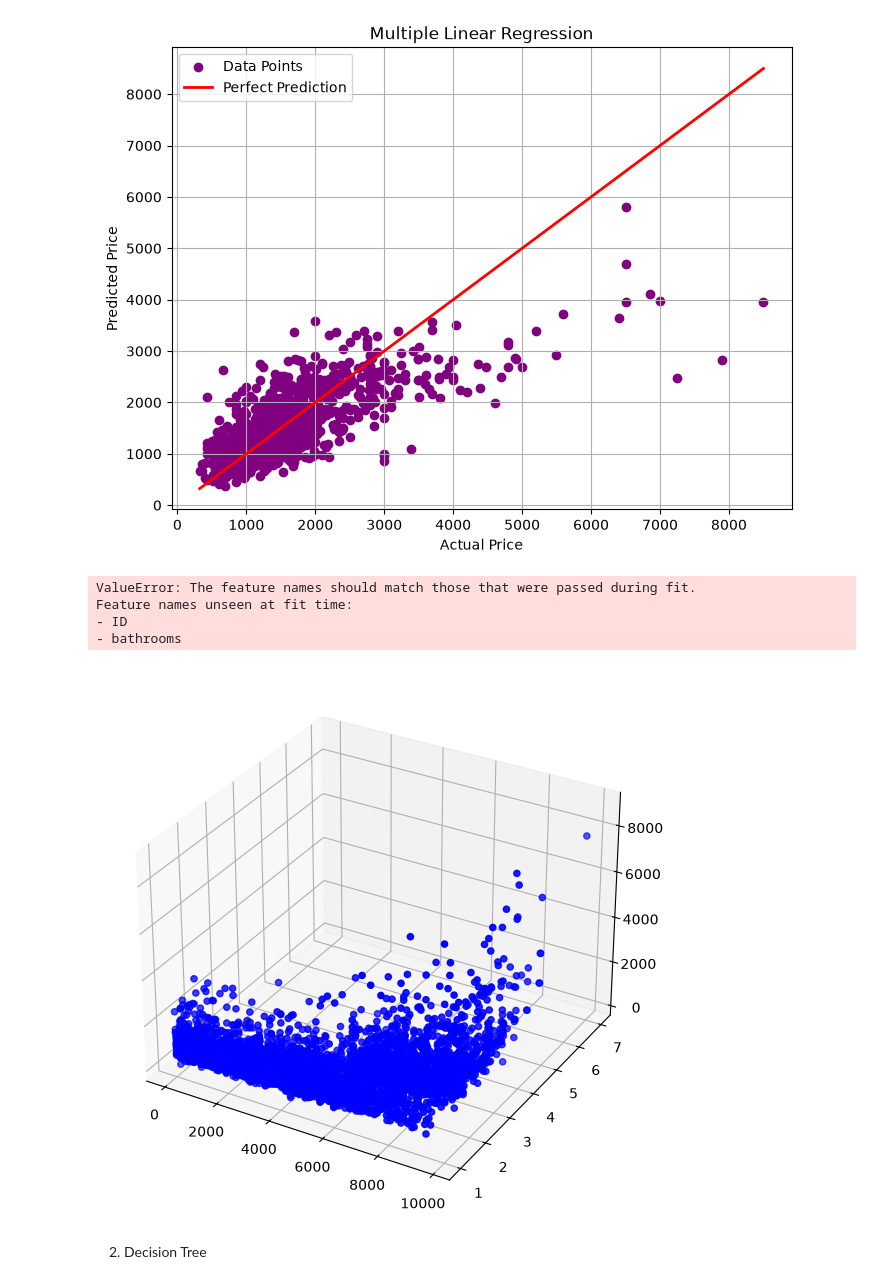
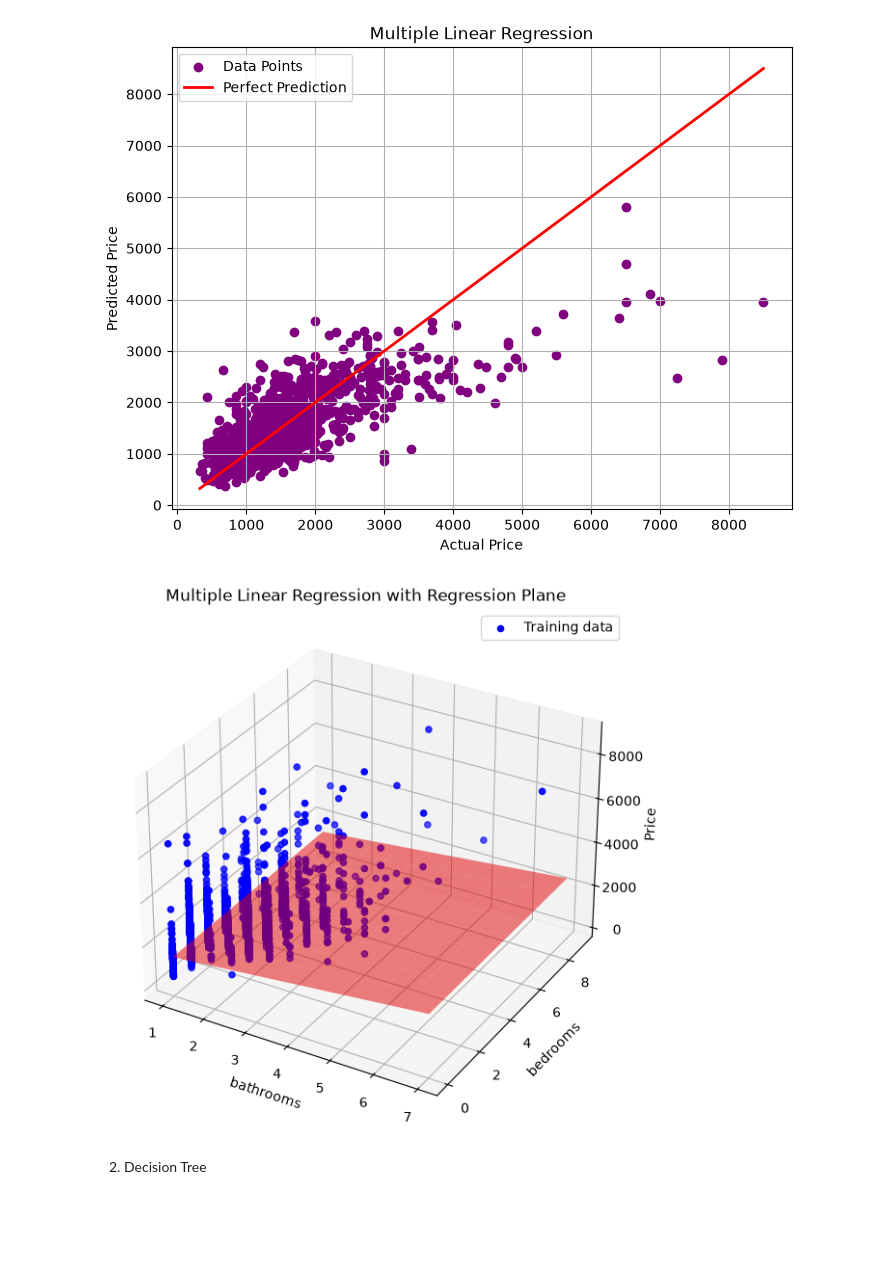
Before and after one commit to bpoggialways/INTRO_ML, a Jupyter notebook: challenge1.ipynb, the cells around one changed output. Cells and saved outputs as stored; diff of their text form; code cells hidden in the pictures; blank space fills up the shorter version.

```diff
--- a/challenge1.ipynb
+++ b/challenge1.ipynb
@@ -347,12 +349,19 @@ Test RMSE:  550.037759544286
 fig = plt.figure(figsize=(10,7))
 ax = fig.add_subplot(111, projection='3d')
 
+# Use the actual training data used to fit the multiple linear regression model
+X_train_MLR = X_train2.copy()
+y_train_MLR = y_train2.copy()
+
+# Keep the same feature order as the trained model
+X_train_MLR = X_train_MLR.reindex(columns=model.feature_names_in_)
+
 ax.scatter(
-    X_train_MLR.iloc[:,0],
-    X_train_MLR.iloc[:,1],
+    X_train_MLR.iloc[:, 0],
+    X_train_MLR.iloc[:, 1],
     y_train_MLR,
     color='blue',
-    label='Data'
+    label='Training data'
 )
 
 X_MLR_SURF_1, X_MLR_SURF_2 = np.meshgrid(
@@ -361,41 +370,44 @@ X_MLR_SURF_1, X_MLR_SURF_2 = np.meshgrid(
 )
 
 # Start with the mean of all 59 features
 X_MLR_SURF = pd.DataFrame(
     np.tile(X_train_MLR.mean().values, (X_MLR_SURF_1.size, 1)),
     columns=X_train_MLR.columns
 )
 
 # Replace the first two features with the surface values
 X_MLR_SURF.iloc[:,0] = X_MLR_SURF_1.ravel()
 X_MLR_SURF.iloc[:,1] = X_MLR_SURF_2.ravel()
 
 # Predict using all 59 features
-Y_MLR_SURF = LR_Regressor.predict(X_MLR_SURF).reshape(
-    X_MLR_SURF_1.shape
-)
+# Ensure the surface dataframe has exactly the same feature names/order as the training data
+X_MLR_SURF = X_MLR_SURF.reindex(columns=X_train_MLR.columns, fill_value=0)
+
+# Use the multiple linear regression model, not the single-feature LR model
+# Use exactly the features used when fitting the model.
+model_features = model.feature_names_in_
+
+X_MLR_SURF = X_MLR_SURF.reindex(columns=model_features)
+
+Y_MLR_SURF = model.predict(X_MLR_SURF).reshape(X_MLR_SURF_1.shape)
 
 ax.plot_surface(
     X_MLR_SURF_1,
     X_MLR_SURF_2,
     Y_MLR_SURF,
     color='red',
     alpha=0.5
 )
 
 ax.set_xlabel(X_train_MLR.columns[0])
 ax.set_ylabel(X_train_MLR.columns[1])
 ax.set_zlabel('Price')
 ax.set_title("Multiple Linear Regression with Regression Plane")
 ax.legend()
 
 plt.show()
 # %% [output]
-ValueError: The feature names should match those that were passed during fit.
-Feature names unseen at fit time:
-- ID
-- bathrooms
-[figure, old version]
+[figure, new version]
 # %% [markdown]
 2.  Decision Tree
 # %%
```
Also changed, not shown: parts of 15 cells of this notebook, 7 other files.
